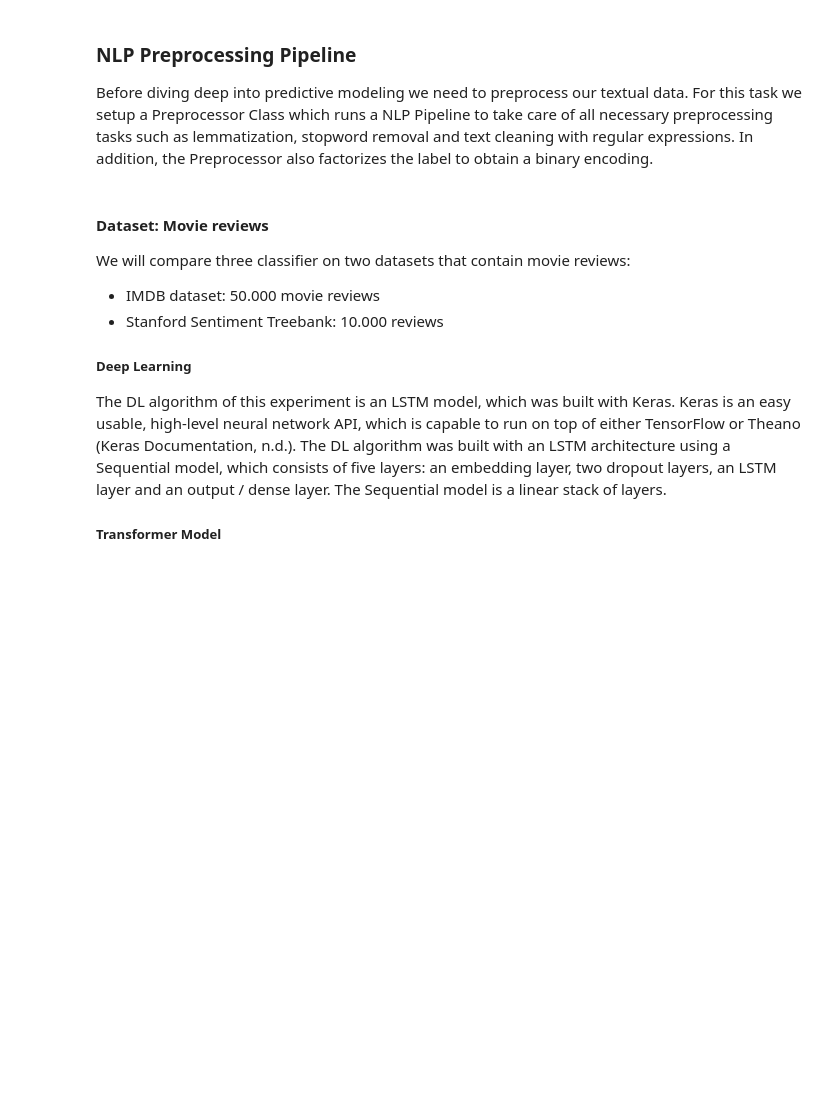
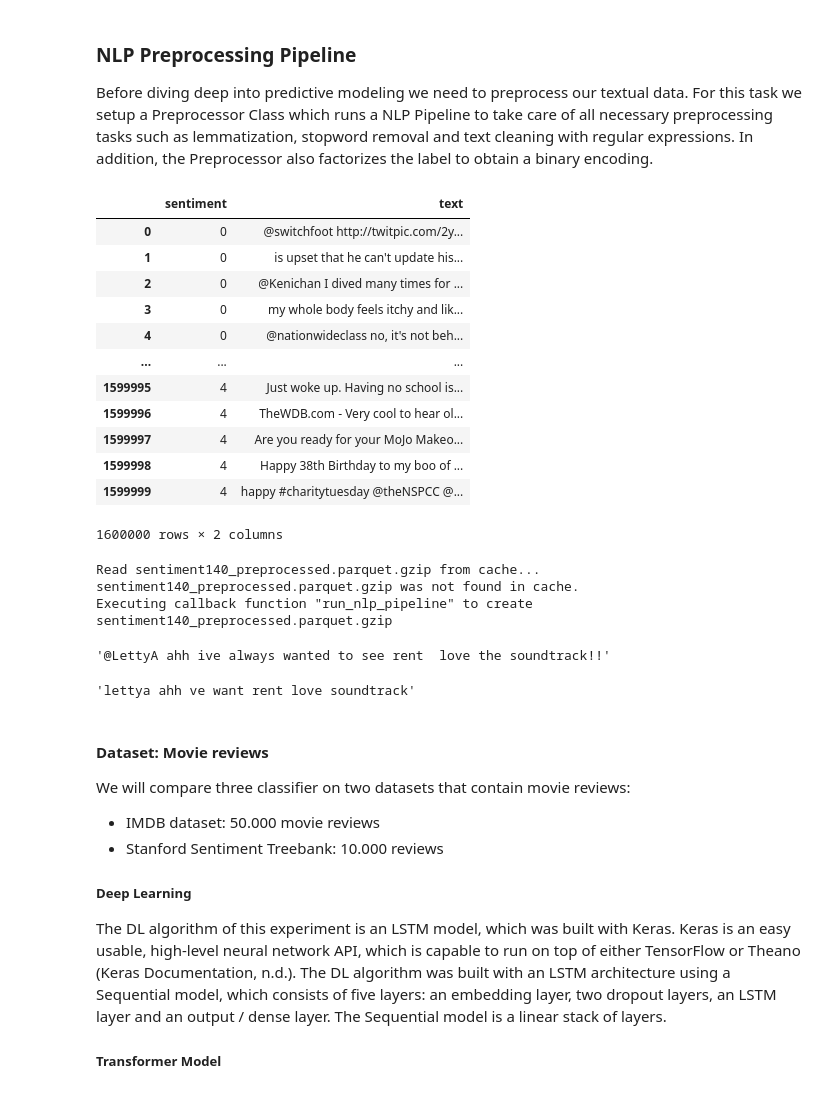
Before and after one commit to saschageyer/sa-benchmark, a Jupyter notebook: essay.ipynb, the cells around one changed output. Drawn from its saved outputs; the diff is of its cells as text; code cells hidden in the pictures; blank space fills up the shorter version.

Commit message:
import sentiment140 dataset and regex for twitter data

```diff
--- a/essay.ipynb
+++ b/essay.ipynb
@@ -838,0 +839,18 @@ preprocessor = Preprocessor(**config)
+# %%
+sentiment140 = pd.read_csv("./data/Sentiment140.csv", header=None, encoding='latin-1', usecols=[0,5], names=["sentiment", "text"])
+# %%
+sentiment140
+# %% [output]
+|  | sentiment | text |
+| 0 | 0 | @switchfoot http://twitpic.com/2y... |
+| 1 | 0 | is upset that he can't update his... |
+| 2 | 0 | @Kenichan I dived many times for ... |
+| 3 | 0 | my whole body feels itchy and lik... |
+| 4 | 0 | @nationwideclass no, it's not beh... |
+| ... | ... | ... |
+| 1599995 | 4 | Just woke up. Having no school is... |
+| 1599996 | 4 | TheWDB.com - Very cool to hear ol... |
+| 1599997 | 4 | Are you ready for your MoJo Makeo... |
+| 1599998 | 4 | Happy 38th Birthday to my boo of ... |
+| 1599999 | 4 | happy #charitytuesday @theNSPCC @... |
+1600000 rows × 2 columns
@@ -839,3 +874,18 @@ preprocessor = Preprocessor(**config)
+# %%
+sentiment140_preprocessed = sentiment140_preprocessor.run()
+sentiment140_preprocessed.head(10)
+# %% [output]
+Read sentiment140_preprocessed.parquet.gzip from cache...
+sentiment140_preprocessed.parquet.gzip was not found in cache.
+Executing callback function "run_nlp_pipeline" to create sentiment140_preprocessed.parquet.gzip
+# %%
+sentiment140['text'][18]
+# %% [output]
+'@LettyA ahh ive always wanted to see rent  love the soundtrack!!'
+# %%
+sentiment140_preprocessed['text'][18]
+# %% [output]
+'lettya ahh ve want rent love soundtrack'
 # %% [markdown]
 #### Dataset: Movie reviews
 
```
Also changed, not shown: parts of 3 cells of this notebook, 1 other file.
